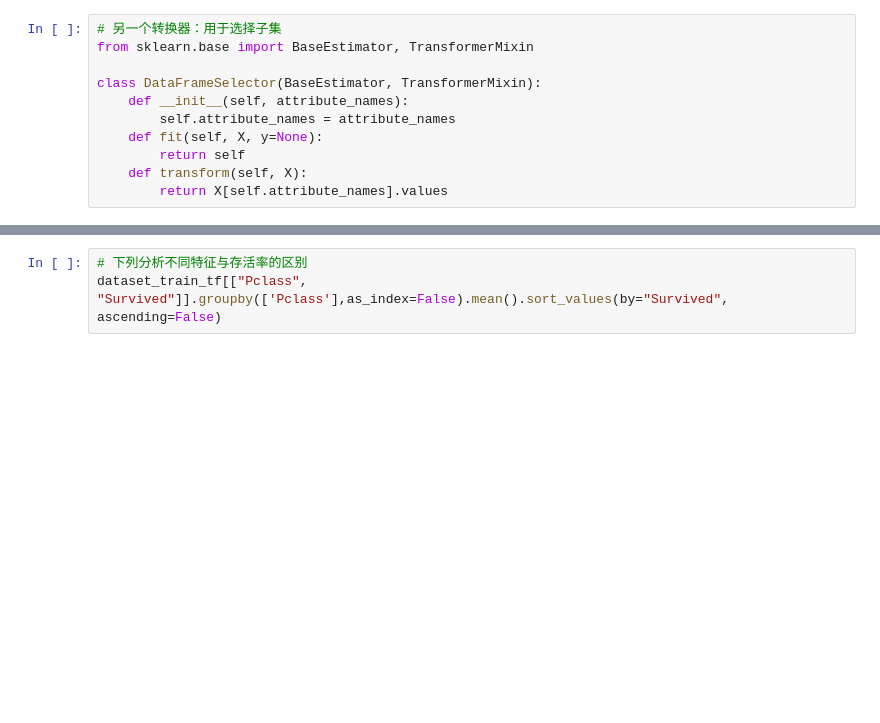
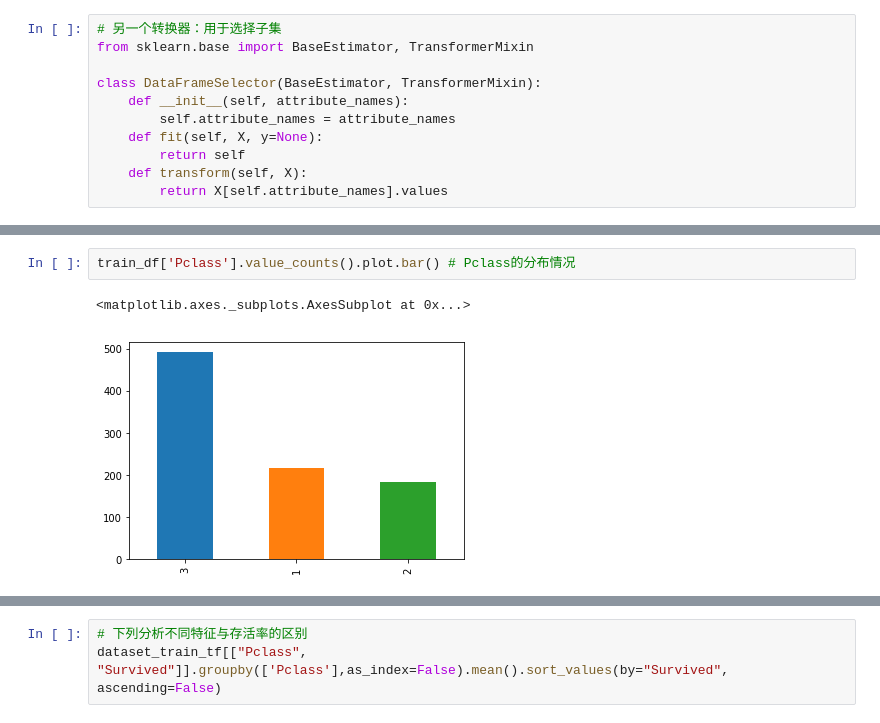
Before and after one commit to yunshuipiao/sw-kaggle, a Jupyter notebook: titanic/01.ipynb, the cells around one changed output, grey strips where cells are left out. Cells and saved outputs as stored; diff of their text form; blank space fills up the shorter version.

```diff
--- a/titanic/01.ipynb
+++ b/titanic/01.ipynb
@@ -294,0 +357,5 @@ dataset_train_tf.describe(include=['O'])
+# %%
+train_df['Pclass'].value_counts().plot.bar() # Pclass的分布情况
+# %% [output]
+<matplotlib.axes._subplots.AxesSubplot at 0x...>
+[figure, added]
```
Also changed, not shown: parts of 26 cells of this notebook.
